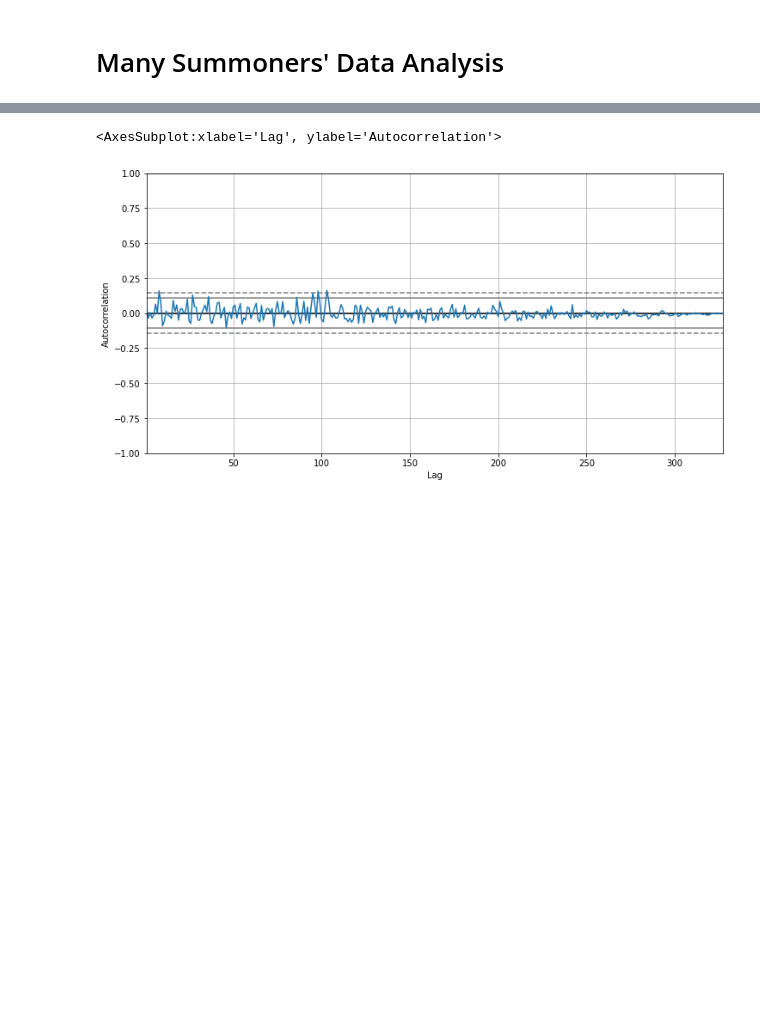
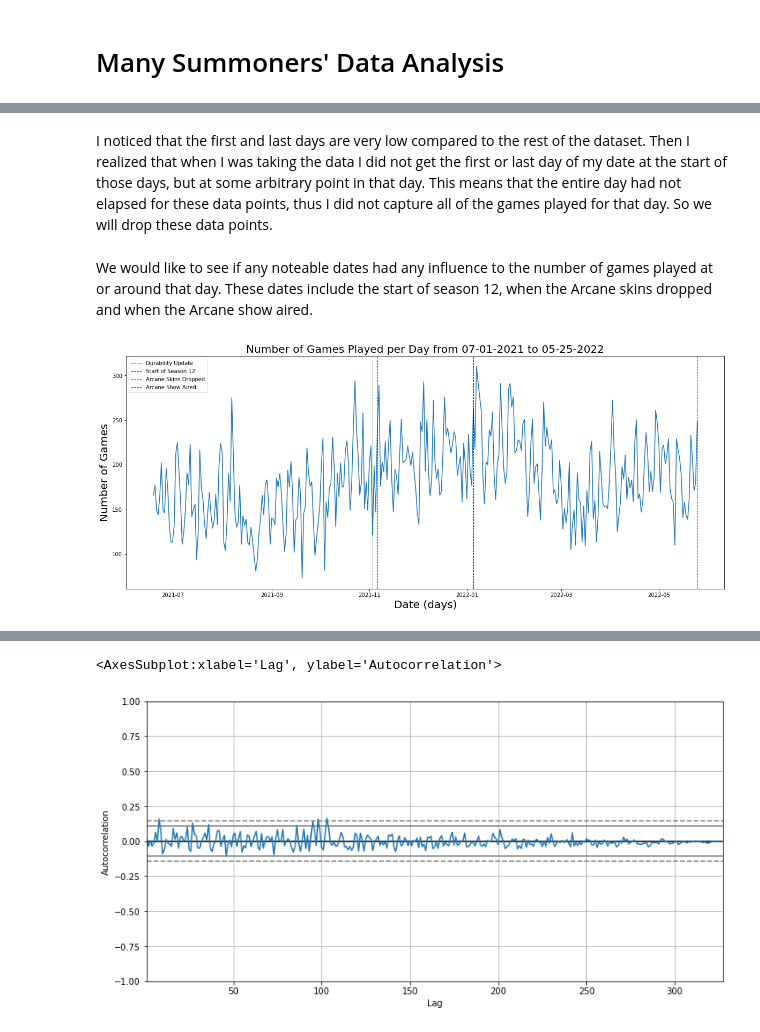
Before and after one commit to GitErickL/Summoner_Churn_Rate, a Jupyter notebook: Lol_Player_Churn_Rate_Analysis.ipynb, the cells around one changed output, grey strips where cells are left out. Cells and saved outputs as stored; diff of their text form; code cells hidden in the pictures; blank space fills up the shorter version.

```diff
--- a/Lol_Player_Churn_Rate_Analysis.ipynb
+++ b/Lol_Player_Churn_Rate_Analysis.ipynb
@@ -364,0 +378,5 @@ grouped_slices.index = time_dates
+# %%
+#We group by our new date_slice column and cout the number of games played per day by all
+# summoners in our dataset
+grouped_df_date = df_new.groupby("date_slice").count()
+grouped_df_date.head()
@@ -364,0 +391,38 @@ grouped_slices.index = time_dates
+# %% [markdown]
+I noticed that the first and last days are very low compared to the rest of the dataset. Then I realized that when I was taking the data I did not get the first or last day of my date at the start of those days, but at some arbitrary point in that day. This means that the entire day had not elapsed for these data points, thus I did not capture all of the games played for that day. So we will drop these data points.
+# %%
+#Dropping first and last data points corresponding to first and last date.
+grouped_df_date.drop(index = [grouped_df_date.index.min(), grouped_df_date.index.max()], inplace = True)
+# %%
+#We turn the counts vs days into a time series object
+counts_time_series = pd.Series(grouped_df_date["start_time_seconds"])
+# %% [markdown]
+We would like to see if any noteable dates had any influence to the number of games played at or around that day. These dates include the start of season 12, when the Arcane skins dropped and when the Arcane show aired.
+# %%
+noteable_dates = ["2022-05-25", "2022-01-05", "2021-11-03", "2021-11-06", ]
+noteable_dates_labels = ["Durability Update", "Start of Season 12", "Arcane Skins Dropped", "Arcane Show Aired"]
+color_list = ["r", "k", "green", "purple"]
+# %%
+plt.figure(figsize = (20,8))
+
+sns.lineplot(x = counts_time_series.index,
+             y = counts_time_series,
+             )
+
+for i, date in enumerate(noteable_dates):
+
+    plt.axvline(x = datetime.datetime.strptime(date, "%Y-%m-%d"),
+                label = noteable_dates_labels[i],
+                c = color_list[i],
+                ls = "--",
+                lw = 1
+               )
+
+plt.legend(loc = "best")
+plt.xlabel("Date (days)", fontsize = 20)
+plt.ylabel("Number of Games", fontsize = 20)
+plt.title("Number of Games Played per Day from 07-01-2021 to 05-25-2022", fontsize = 20)
+
+plt.show()
+# %% [output]
+[figure, added]
```
Also changed, not shown: parts of 66 cells of this notebook, 1 other file.
